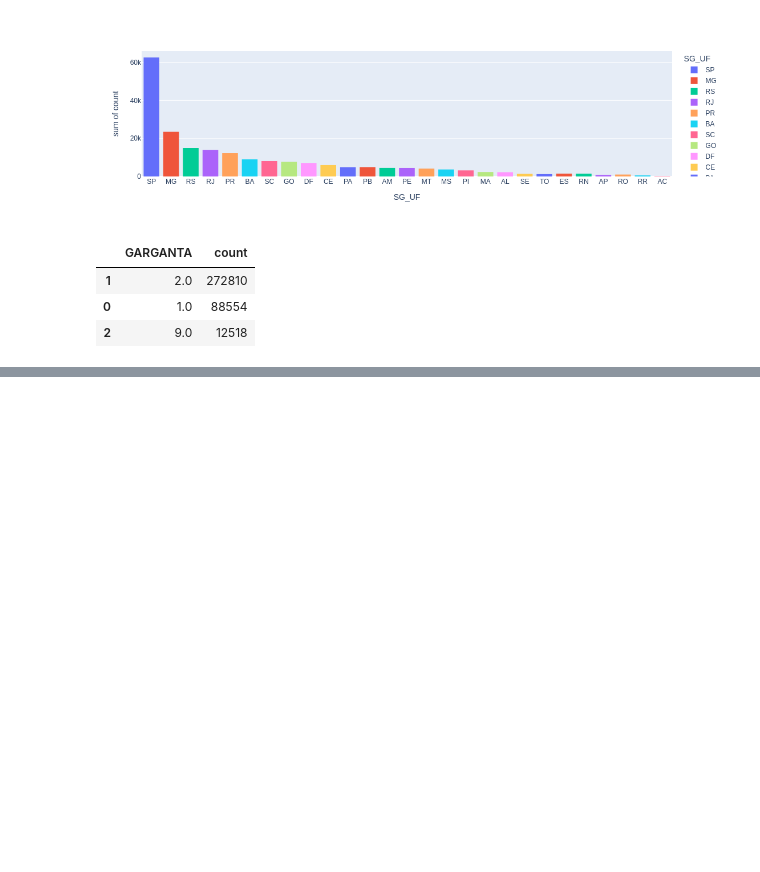
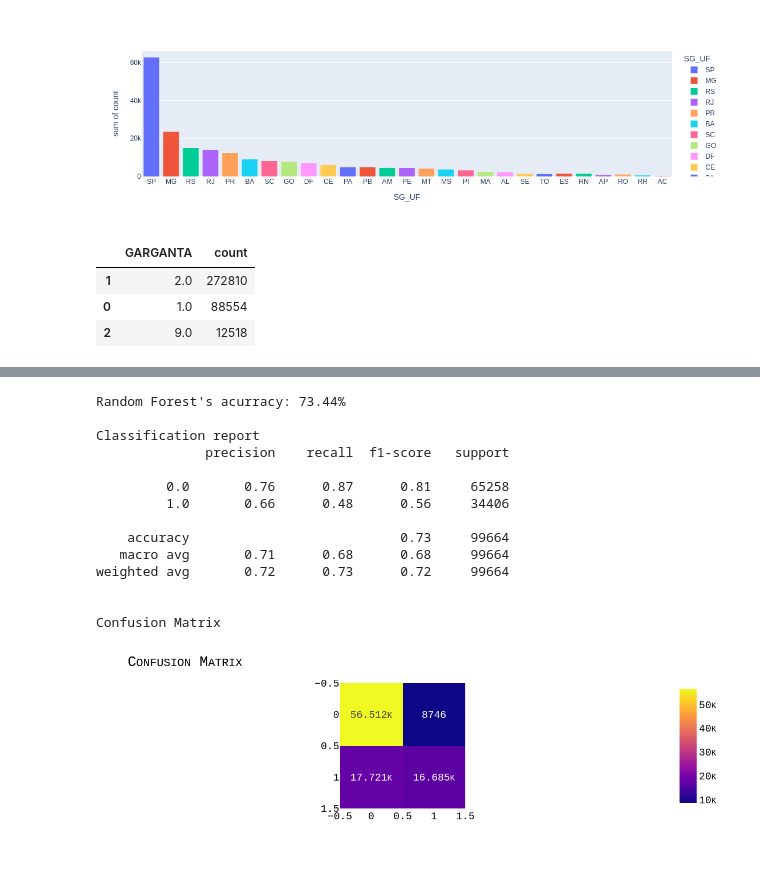
Before and after one commit to auserafim/ai-notebooks, a Jupyter notebook: covid_in_brazil/covid_in_brazil.ipynb, the cells around one changed output, grey strips where cells are left out. Cells and saved outputs as stored; diff of their text form; code cells hidden in the pictures; blank space fills up the shorter version.

Commit message:
let lightgbm and catboost take care of the dataset without treating anything

```diff
--- a/covid_in_brazil/covid_in_brazil.ipynb
+++ b/covid_in_brazil/covid_in_brazil.ipynb
@@ -20,2 +19,10 @@ ModuleNotFoundError: No module named 'catboost'
+# %%
+# Basic config
+my_font = dict(
+            family="Courier New, monospace",
+            size=18,
+            color="Black",
+            variant="small-caps",
+)
 # %%
 df = pd.read_csv("data/train.csv")
@@ -91,0 +109,46 @@ px.histogram(
+# %%
+X_train = df.select_dtypes(['number']).drop(columns=['EVOLUCAO'])
+y_train = df['EVOLUCAO']
+
+X_test = df.select_dtypes(['number'])
+# %%
+X_train, X_test, y_train, y_test= train_test_split(X_train, y_train, test_size = .2, random_state=2)
+# %%
+catb = CatBoostClassifier(
+    iterations=100,
+    learning_rate=0.1,
+    depth=6,
+    verbose=0
+)
+
+catb.fit(X_train, y_train)
+
+preds = catb.predict(X_test)
+# %%
+catboost_accuracy = accuracy_score(y_test, preds)
+print(f"Random Forest's acurracy: {catboost_accuracy*100:.2f}%")
+
+print("\nClassification report")
+print(classification_report(y_test, preds))
+
+
+
+print("\nConfusion Matrix")
+cm = confusion_matrix(y_test, preds)
+fig = px.imshow(cm, text_auto=True).update_layout(title={"text": "Confusion Matrix"}, font=my_font).show()
+# %% [output]
+Random Forest's acurracy: 73.44%
+
+Classification report
+              precision    recall  f1-score   support
+
+         0.0       0.76      0.87      0.81     65258
+         1.0       0.66      0.48      0.56     34406
+
+    accuracy                           0.73     99664
+   macro avg       0.71      0.68      0.68     99664
+weighted avg       0.72      0.73      0.72     99664
+
+
+Confusion Matrix
+[figure, added]
```
Also changed, not shown: parts of 8 cells of this notebook, 6 other files.
